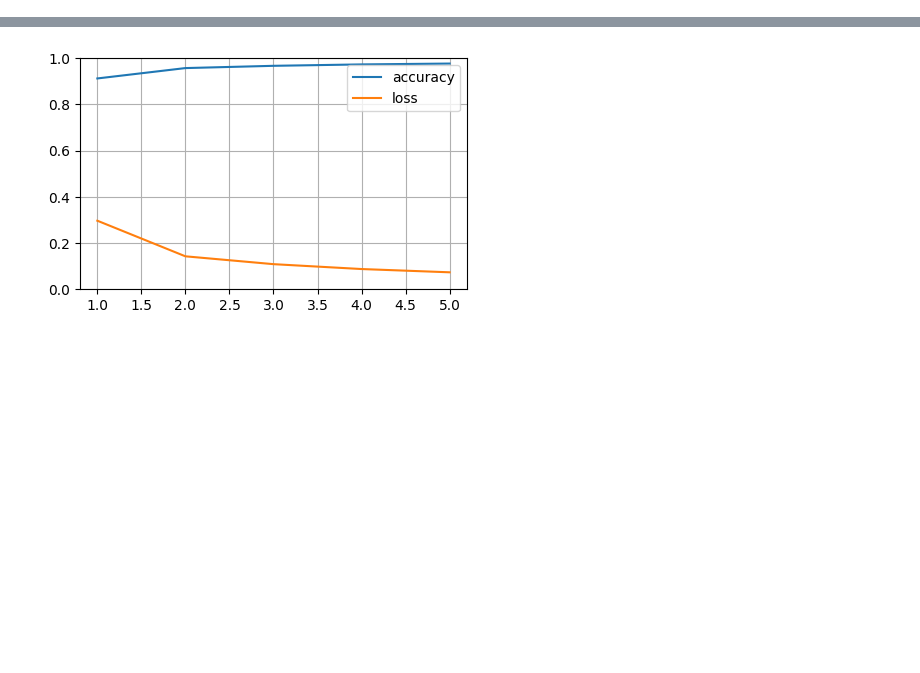
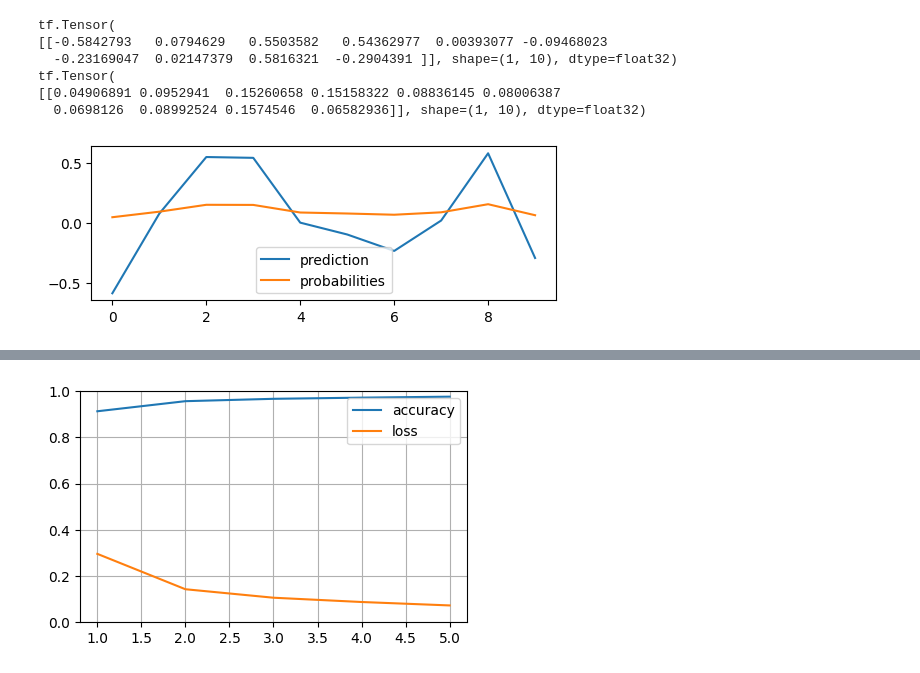
Before and after one commit to akmiccom/TensorFlow_training, a Jupyter notebook: notebook/TensorFlow2_01_mnist.ipynb, the cells around one changed output, grey strips where cells are left out. Drawn from its saved outputs; the diff is of its cells as text; code cells hidden in the pictures; blank space fills up the shorter version.

```diff
--- a/notebook/TensorFlow2_01_mnist.ipynb
+++ b/notebook/TensorFlow2_01_mnist.ipynb
@@ -146,0 +51,16 @@ print(f'{count / len(y_test) * 100}%')
+# %%
+# 機械学習モデルの構築
+model = tf.keras.models.Sequential([
+    # インプットデータのサイズ
+    tf.keras.Input(shape=(28, 28, 1), name='input'),
+    # 28x28の元データを784の縦ベクトルに変換
+    tf.keras.layers.Flatten(name='flatten'),
+    # 784x128の行列に変換
+    tf.keras.layers.Dense(128, activation="relu", name='Dense1'),
+    # レイヤーから出力された特徴量に対してランダムにゼロ化する割合を指定
+    tf.keras.layers.Dropout(0.2, name='dropout'),
+    # 128x10の行列に変換
+    tf.keras.layers.Dense(10, name='Dense2'),
+    ])
+
+model.summary()
@@ -146,0 +89,21 @@ print(f'{count / len(y_test) * 100}%')
+# %%
+prediction = model(x_train[:1])
+print(prediction)
+
+probabilities = tf.nn.softmax(prediction)
+print(probabilities)
+
+
+plt.figure(figsize=(6, 2))
+plt.plot(prediction.numpy()[0], label='prediction')
+plt.plot(probabilities.numpy()[0], label='probabilities')
+plt.legend()
+plt.show()
+# %% [output]
+tf.Tensor(
+[[-0.5842793   0.0794629   0.5503582   0.54362977  0.00393077 -0.09468023
+  -0.23169047  0.02147379  0.5816321  -0.2904391 ]], shape=(1, 10), dtype=float32)
+tf.Tensor(
+[[0.04906891 0.0952941  0.15260658 0.15158322 0.08836145 0.08006387
+  0.0698126  0.08992524 0.1574546  0.06582936]], shape=(1, 10), dtype=float32)
+[figure, added]
```
Also changed, not shown: parts of 51 cells of this notebook, 8 other files.
